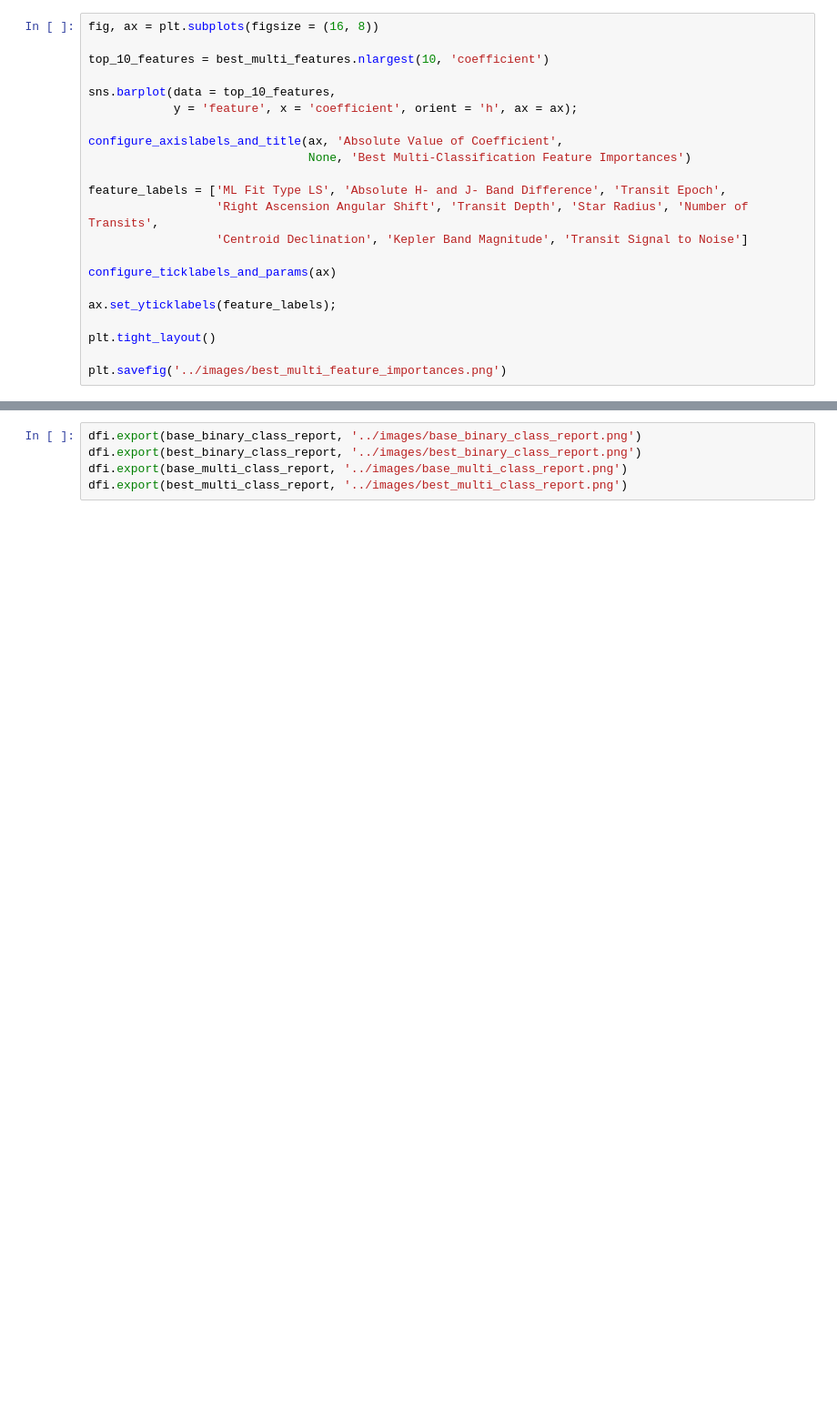
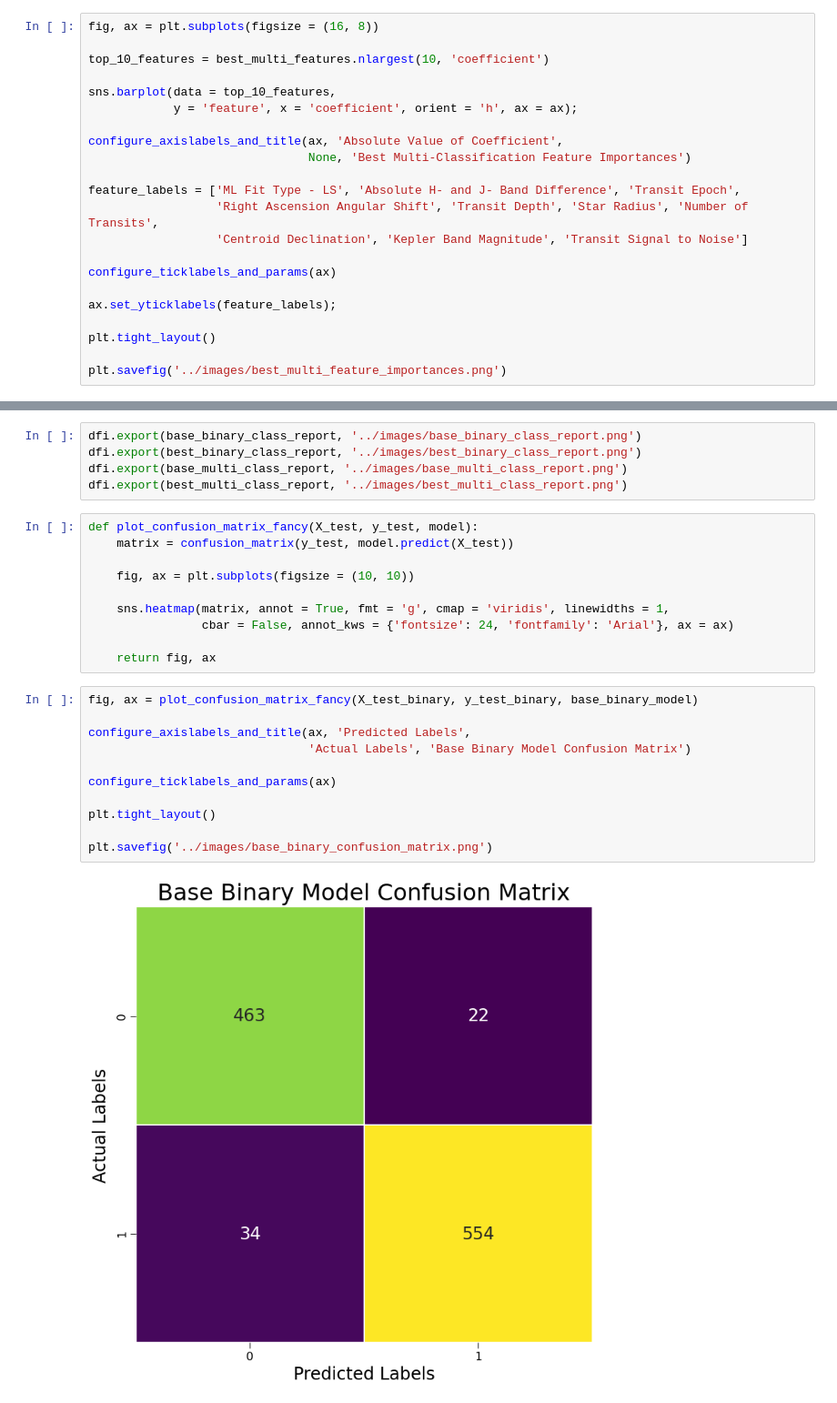
Before and after one commit to JoshuaGottlieb/Exoplanet-Classification, a Jupyter notebook: notebooks/Visualizations.ipynb, the cells around one changed output, grey strips where cells are left out. Shown: that part at 91% size. Saved outputs shown, nothing was run; the diff lists cells and outputs as text; blank space fills up the shorter version.

Commit message:
Added further visualizations for presentation. Cleaned up typos on visualizations.

```diff
--- a/notebooks/Visualizations.ipynb
+++ b/notebooks/Visualizations.ipynb
@@ -244,7 +244,7 @@ sns.barplot(data = top_10_features,
 configure_axislabels_and_title(ax, 'Absolute Value of Coefficient',
                                None, 'Best Multi-Classification Feature Importances')
 
-feature_labels = ['ML Fit Type LS', 'Absolute H- and J- Band Difference', 'Transit Epoch',
+feature_labels = ['ML Fit Type - LS', 'Absolute H- and J- Band Difference', 'Transit Epoch',
                   'Right Ascension Angular Shift', 'Transit Depth', 'Star Radius', 'Number of Transits',
                   'Centroid Declination', 'Kepler Band Magnitude', 'Transit Signal to Noise']
 
@@ -384,3 +384,26 @@ dfi.export(base_binary_class_report, '../images/base_binary_class_report.png')
 dfi.export(best_binary_class_report, '../images/best_binary_class_report.png')
 dfi.export(base_multi_class_report, '../images/base_multi_class_report.png')
 dfi.export(best_multi_class_report, '../images/best_multi_class_report.png')
+# %%
+def plot_confusion_matrix_fancy(X_test, y_test, model):
+    matrix = confusion_matrix(y_test, model.predict(X_test))
+
+    fig, ax = plt.subplots(figsize = (10, 10))
+
+    sns.heatmap(matrix, annot = True, fmt = 'g', cmap = 'viridis', linewidths = 1,
+                cbar = False, annot_kws = {'fontsize': 24, 'fontfamily': 'Arial'}, ax = ax)
+
+    return fig, ax
+# %%
+fig, ax = plot_confusion_matrix_fancy(X_test_binary, y_test_binary, base_binary_model)
+
+configure_axislabels_and_title(ax, 'Predicted Labels',
+                               'Actual Labels', 'Base Binary Model Confusion Matrix')
+
+configure_ticklabels_and_params(ax)
+
+plt.tight_layout()
+
+plt.savefig('../images/base_binary_confusion_matrix.png')
+# %% [output]
+[figure, added]
```
Also changed, not shown: parts of 6 cells of this notebook, 6 other files.
